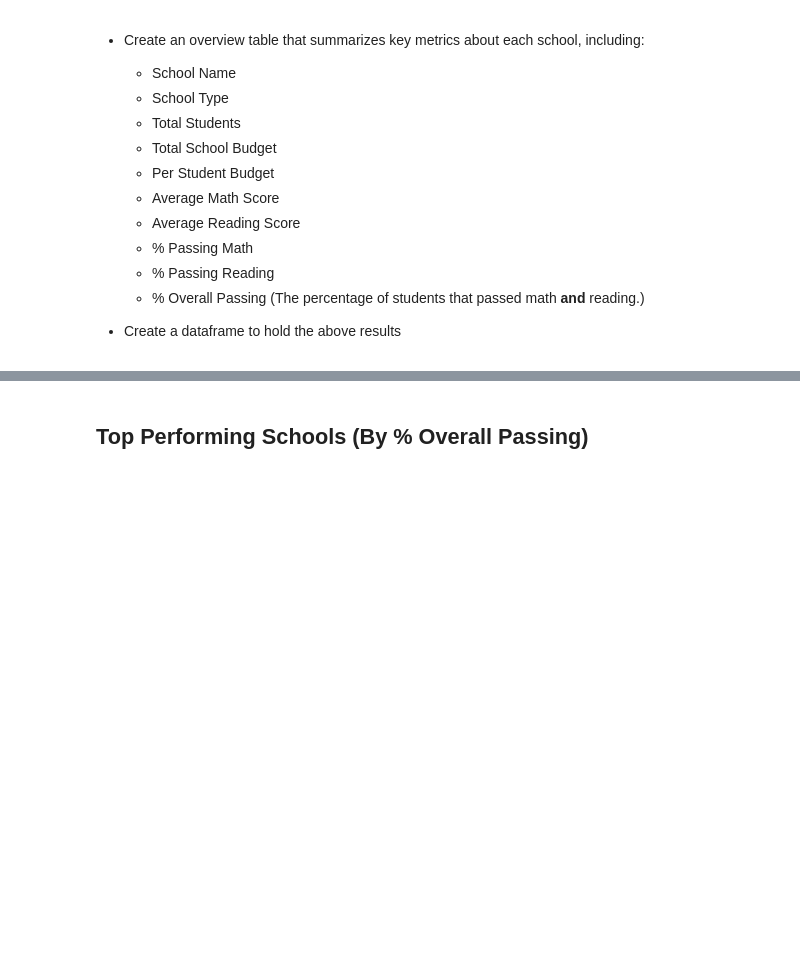
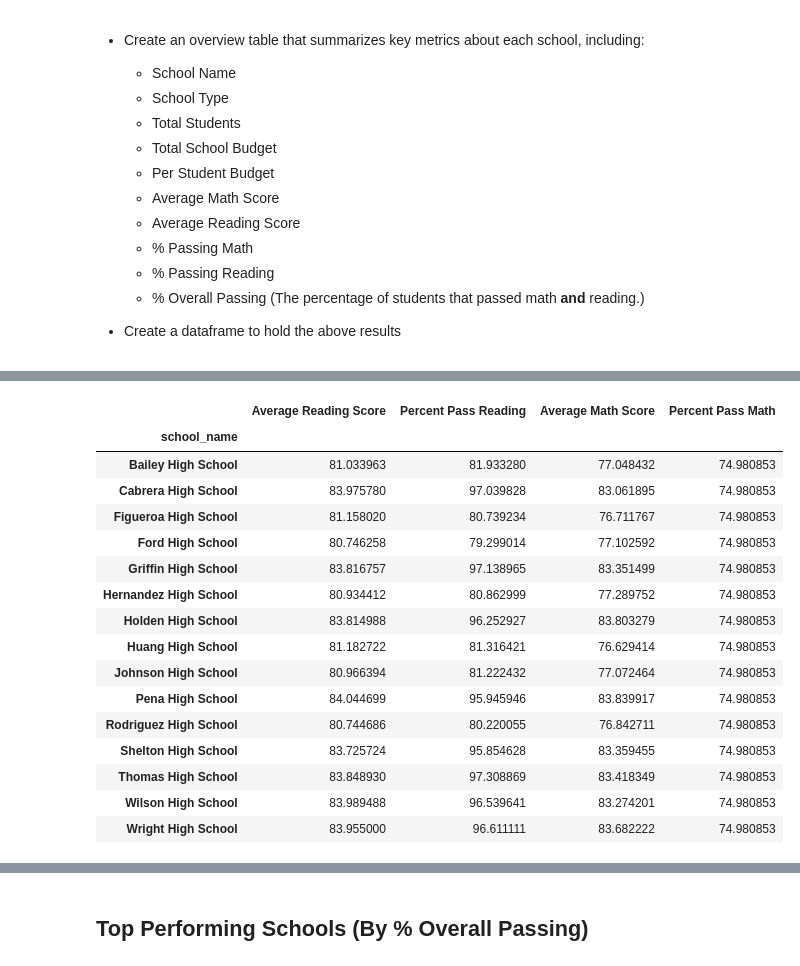
Before and after one commit to NinaLAnderson3/Pandas-Challenge, a Jupyter notebook: Instructions/PyCitySchools/PyCitySchools_starter.ipynb, the cells around one changed output, grey strips where cells are left out. Saved outputs shown, nothing was run; the diff lists cells and outputs as text; code cells hidden in the pictures; blank space fills up the shorter version.

```diff
--- a/Instructions/PyCitySchools/PyCitySchools_starter.ipynb
+++ b/Instructions/PyCitySchools/PyCitySchools_starter.ipynb
@@ -111,0 +332,33 @@ perc_pass_math
+# %%
+#calculate number of students at each school that have reading grade >=70
+pass_reading = school_data_complete.loc[school_data_complete["reading_score"]>=70]
+pr_grouped = pass_reading.groupby(['school_name']).count()["Student ID"]
+pr_grouped
+#calculate percent of students passing reading at each school by diviging # passing reading by totla # stu at school
+perc_pass_reading = (pr_grouped/stu_per_school)*100
+perc_pass_reading
+
+scores_df = pd.DataFrame({"Average Reading Score":avg_reading,
+                          "Percent Pass Reading":perc_pass_reading,
+                          "Average Math Score": avg_math,
+                          "Percent Pass Math":perc_pass_math})
+
+scores_df
+# %% [output]
+|  | Average Reading Score | Percent Pass Reading | Average Math Score | Percent Pass Math |
+| school_name |  |  |  |  |
+| Bailey High School | 81.033963 | 81.933280 | 77.048432 | 74.980853 |
+| Cabrera High School | 83.975780 | 97.039828 | 83.061895 | 74.980853 |
+| Figueroa High School | 81.158020 | 80.739234 | 76.711767 | 74.980853 |
+| Ford High School | 80.746258 | 79.299014 | 77.102592 | 74.980853 |
+| Griffin High School | 83.816757 | 97.138965 | 83.351499 | 74.980853 |
+| Hernandez High School | 80.934412 | 80.862999 | 77.289752 | 74.980853 |
+| Holden High School | 83.814988 | 96.252927 | 83.803279 | 74.980853 |
+| Huang High School | 81.182722 | 81.316421 | 76.629414 | 74.980853 |
+| Johnson High School | 80.966394 | 81.222432 | 77.072464 | 74.980853 |
+| Pena High School | 84.044699 | 95.945946 | 83.839917 | 74.980853 |
+| Rodriguez High School | 80.744686 | 80.220055 | 76.842711 | 74.980853 |
+| Shelton High School | 83.725724 | 95.854628 | 83.359455 | 74.980853 |
+| Thomas High School | 83.848930 | 97.308869 | 83.418349 | 74.980853 |
+| Wilson High School | 83.989488 | 96.539641 | 83.274201 | 74.980853 |
+| Wright High School | 83.955000 | 96.611111 | 83.682222 | 74.980853 |
```
Also changed, not shown: parts of 12 cells of this notebook.
